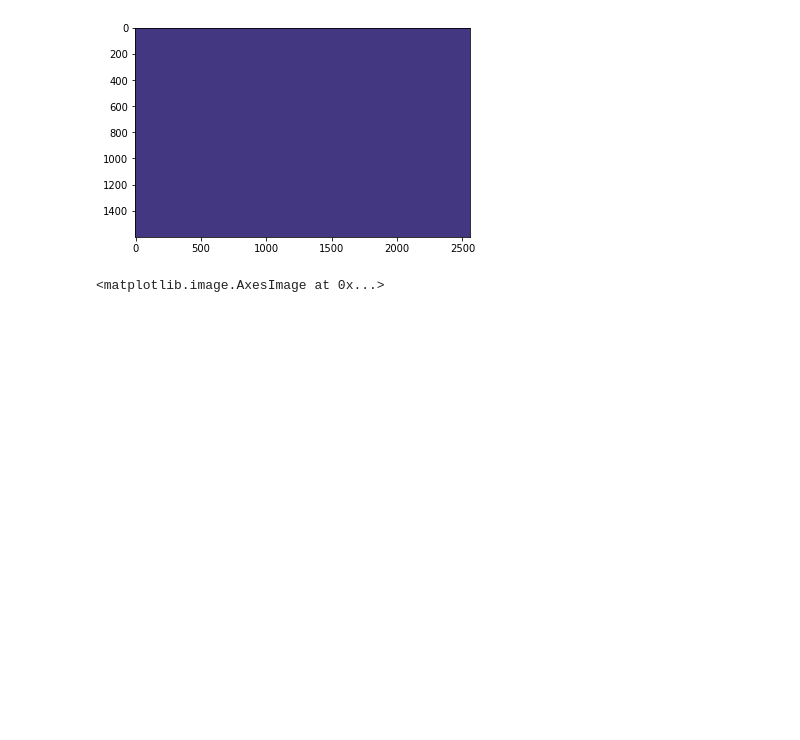
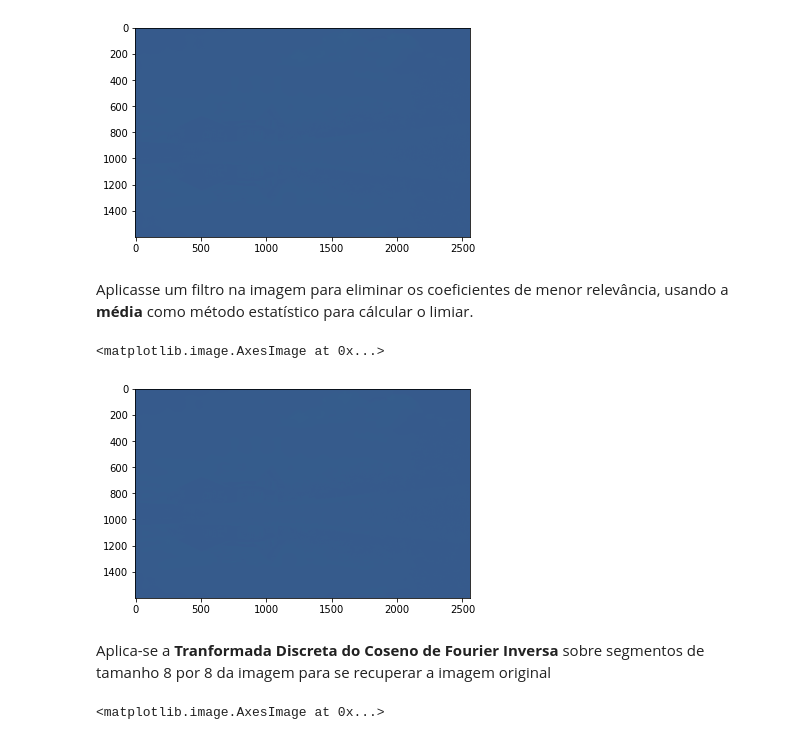
Before and after one commit to aasb2/Projeto-de-Sinais-e-Sistemas, a Jupyter notebook: CODIGO/Projeto.ipynb, the cells around one changed output. Saved outputs shown, nothing was run; the diff lists cells and outputs as text; code cells hidden in the pictures; blank space fills up the shorter version.

```diff
--- a/CODIGO/Projeto.ipynb
+++ b/CODIGO/Projeto.ipynb
@@ -148,7 +162,17 @@ True
 # %%
-img_dct = transform2D(imgGRAY,dct)
-plt.imshow(img_dct)
+imgCMP = segmentation(imgGRAY,8,transform2D,dct)
+plt.imshow(imgCMP)
 # %% [output]
 <matplotlib.image.AxesImage at 0x...>
 [figure]
+# %% [markdown]
+Aplicasse um filtro na imagem para eliminar os coeficientes de menor relevância, usando a **média** como método estatístico para cálcular o limiar.
+# %%
+imgCMP = thresholdingMean(imgCMP,8)
+plt.imshow(imgCMP)
+# %% [output]
+<matplotlib.image.AxesImage at 0x...>
+[figure, added]
+# %% [markdown]
+Aplica-se a **Tranformada Discreta do Coseno de Fourier Inversa** sobre segmentos de tamanho 8 por 8 da imagem para se recuperar a imagem original
 # %%
```
Also changed, not shown: parts of 23 cells of this notebook, 1 other file.
